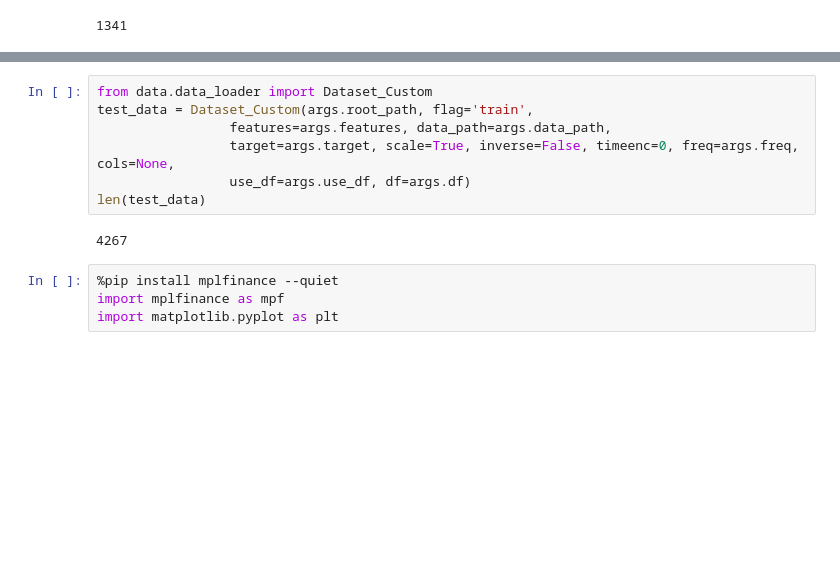
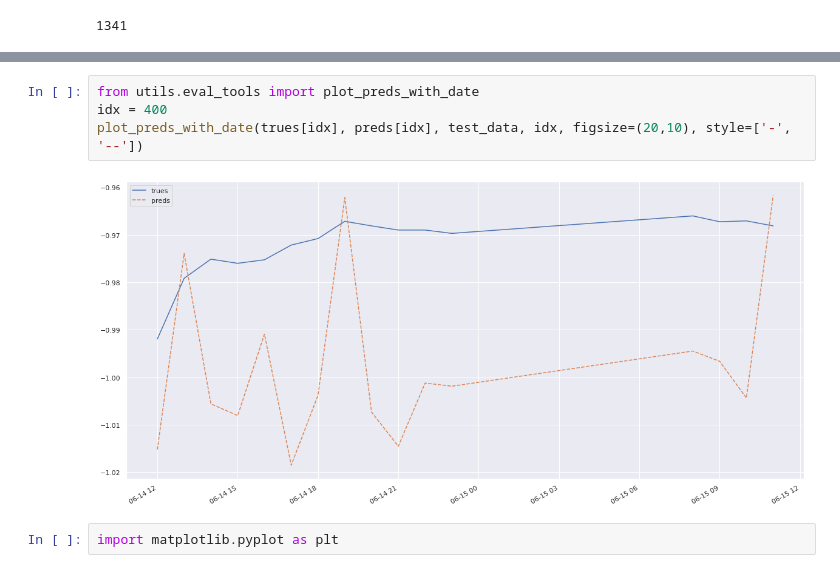
Before and after one commit to Biksbois/BiksStonks, a Jupyter notebook: Forcasting_Models/Informer/train_informer.ipynb, the cells around one changed output, grey strips where cells are left out. Saved outputs shown, nothing was run; the diff lists cells and outputs as text; blank space fills up the shorter version.

```diff
--- a/Forcasting_Models/Informer/train_informer.ipynb
+++ b/Forcasting_Models/Informer/train_informer.ipynb
@@ -211,14 +188,9 @@ df_eval.plot(figsize=(12,6), style=['-', '--'])
-# %%
-from data.data_loader import Dataset_Custom
-test_data = Dataset_Custom(args.root_path, flag='train',
-                 features=args.features, data_path=args.data_path,
-                 target=args.target, scale=True, inverse=False, timeenc=0, freq=args.freq, cols=None,
-                 use_df=args.use_df, df=args.df)
-len(test_data)
-# %% [output]
-4267
-# %%
-%pip install mplfinance --quiet
-import mplfinance as mpf
-import matplotlib.pyplot as plt
+# %%
+from utils.eval_tools import plot_preds_with_date
+idx = 400
+plot_preds_with_date(trues[idx], preds[idx], test_data, idx, figsize=(20,10), style=['-', '--'])
+# %% [output]
+[figure, added]
+# %%
+import matplotlib.pyplot as plt
 # %%
```
Also changed, not shown: parts of 10 cells of this notebook, 1 other file.
